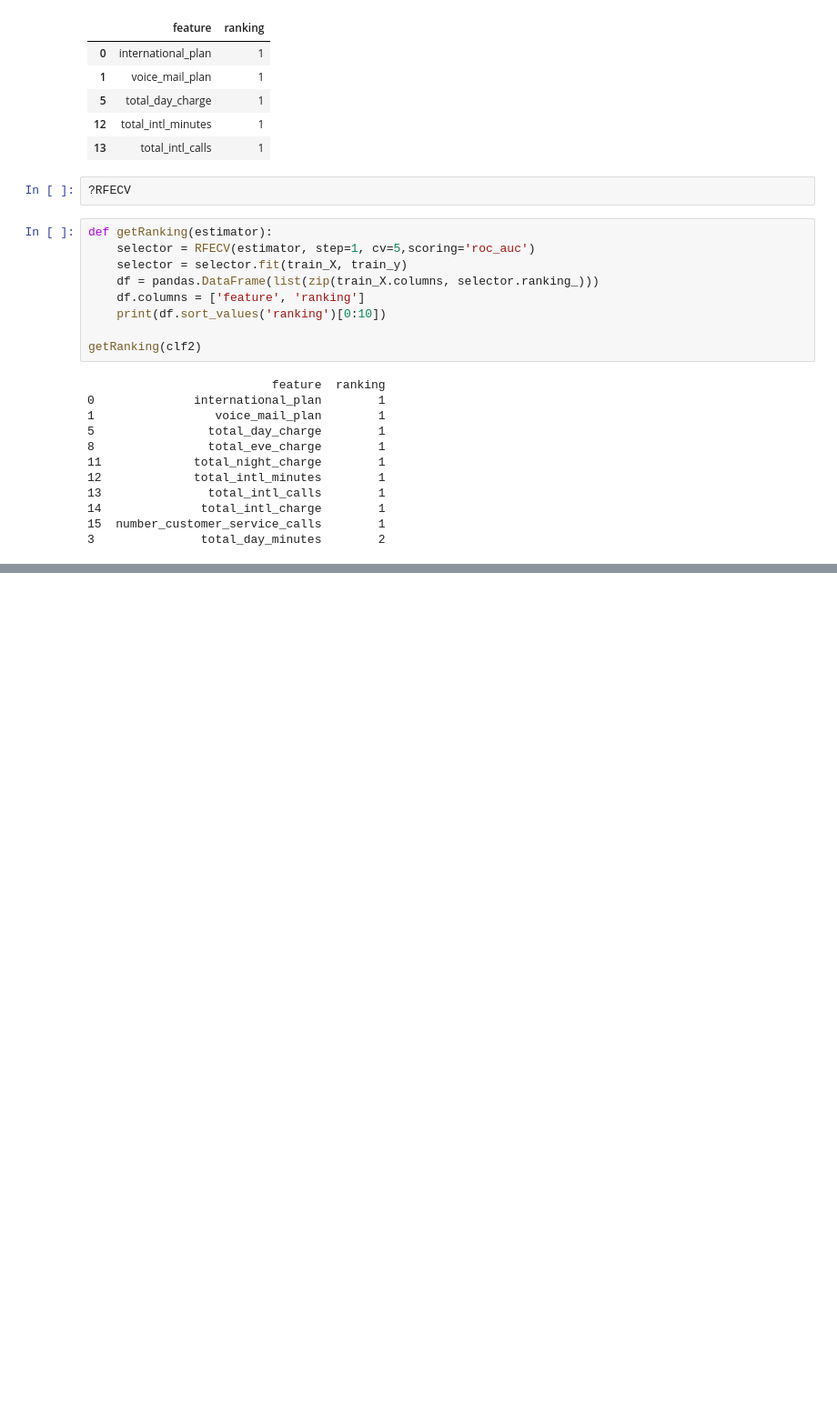
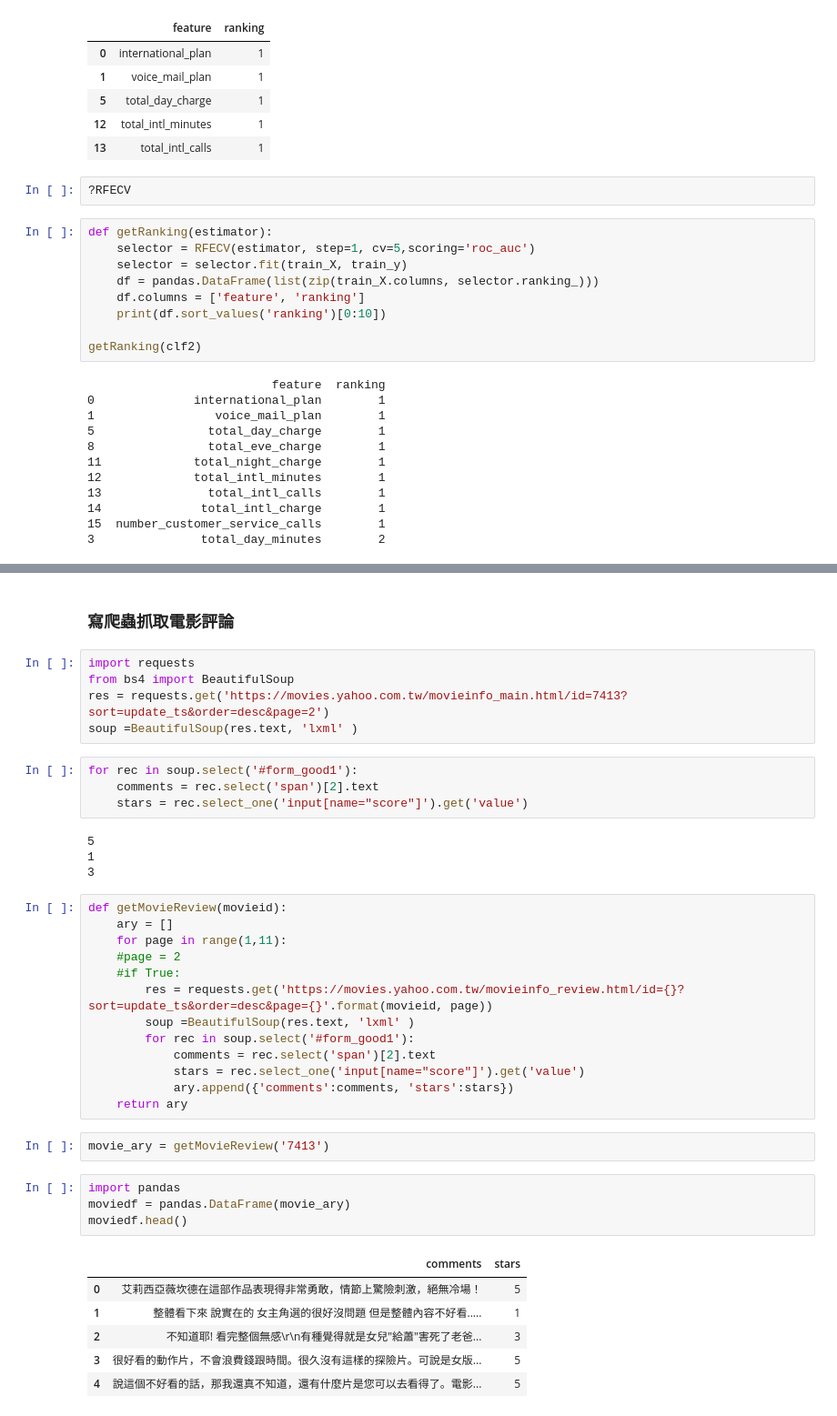
Before and after one commit to ywchiu/tibamepy, a Jupyter notebook: Demo20180317.ipynb, the cells around one changed output, grey strips where cells are left out. Shown at 91% size. Drawn from its saved outputs; the diff is of its cells as text; blank space fills up the shorter version.

Commit message:
movie review

```diff
--- a/Demo20180317.ipynb
+++ b/Demo20180317.ipynb
@@ -262,0 +265,41 @@ getRanking(clf2)
+# %% [markdown]
+### 寫爬蟲抓取電影評論
+# %%
+import requests
+from bs4 import BeautifulSoup
+res = requests.get('https://movies.yahoo.com.tw/movieinfo_main.html/id=7413?sort=update_ts&order=desc&page=2')
+soup =BeautifulSoup(res.text, 'lxml' )
+# %%
+for rec in soup.select('#form_good1'):
+    comments = rec.select('span')[2].text
+    stars = rec.select_one('input[name="score"]').get('value')
+# %% [output]
+5
+1
+3
+# %%
+def getMovieReview(movieid):
+    ary = []
+    for page in range(1,11):
+    #page = 2
+    #if True:
+        res = requests.get('https://movies.yahoo.com.tw/movieinfo_review.html/id={}?sort=update_ts&order=desc&page={}'.format(movieid, page))
+        soup =BeautifulSoup(res.text, 'lxml' )
+        for rec in soup.select('#form_good1'):
+            comments = rec.select('span')[2].text
+            stars = rec.select_one('input[name="score"]').get('value')
+            ary.append({'comments':comments, 'stars':stars})
+    return ary
+# %%
+movie_ary = getMovieReview('7413')
+# %%
+import pandas
+moviedf = pandas.DataFrame(movie_ary)
+moviedf.head()
+# %% [output]
+|  | comments | stars |
+| 0 | 艾莉西亞薇坎德在這部作品表現得非常勇敢，情節上驚險刺激，絕無冷場！ | 5 |
+| 1 | 整體看下來 說實在的 女主角選的很好沒問題 但是整體內容不好看..... | 1 |
+| 2 | 不知道耶! 看完整個無感\r\n有種覺得就是女兒"給蕭"害死了老爸... | 3 |
+| 3 | 很好看的動作片，不會浪費錢跟時間。很久沒有這樣的探險片。可說是女版... | 5 |
+| 4 | 說這個不好看的話，那我還真不知道，還有什麼片是您可以去看得了。電影... | 5 |
```
Also changed, not shown: parts of 24 cells of this notebook.
